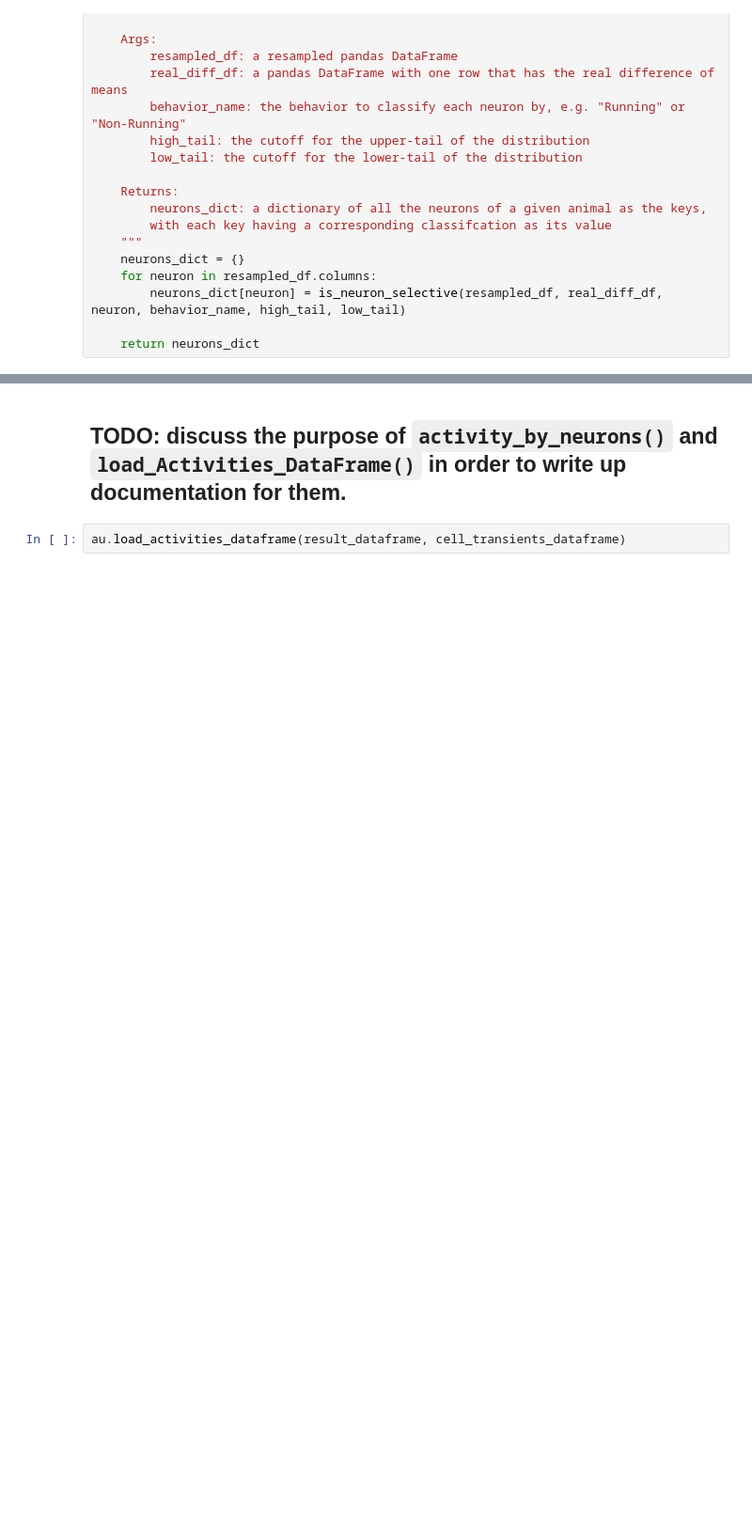
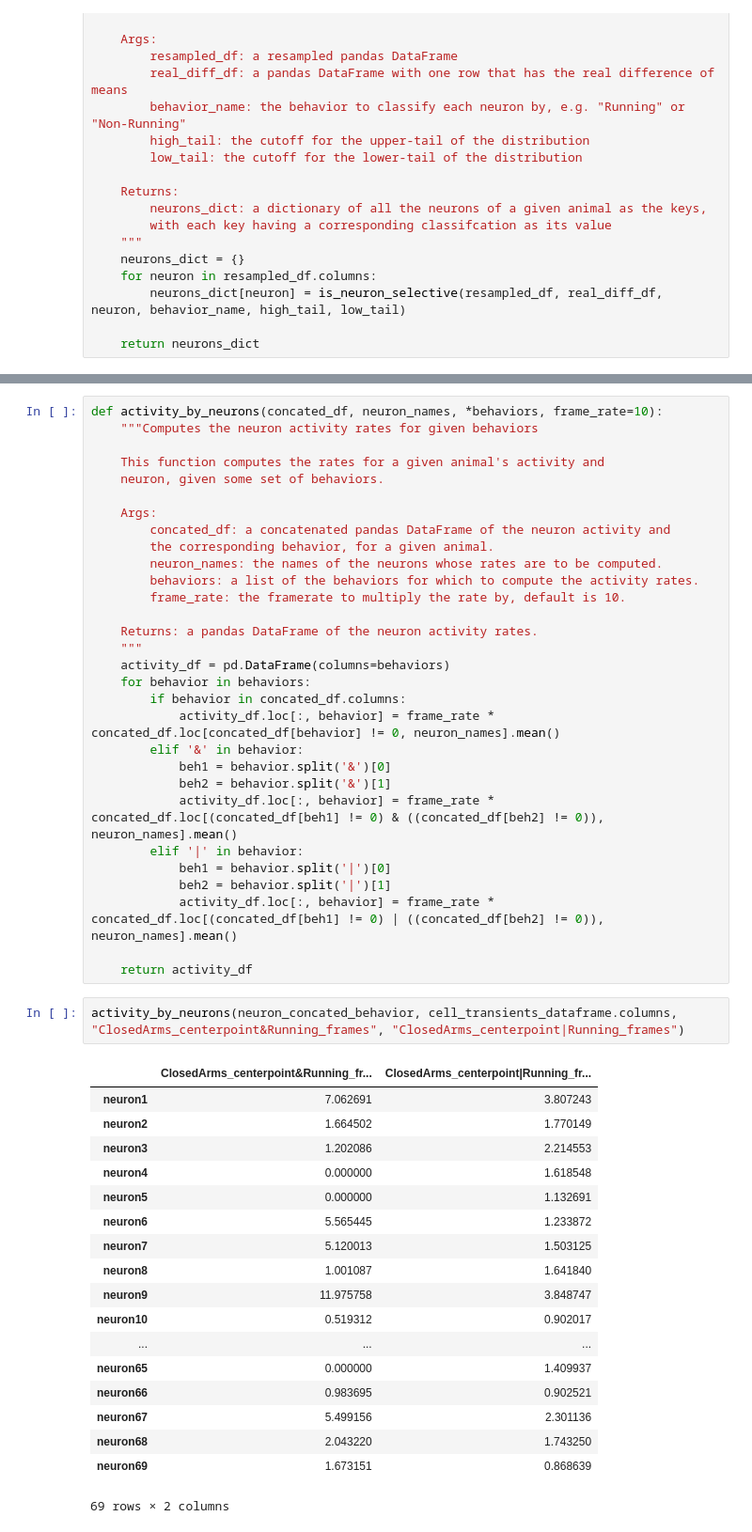
Before and after one commit to smu160/PvsNP, a Jupyter notebook: EPM_Analysis.ipynb, the cells around one changed output, grey strips where cells are left out. Shown at 94% size. Saved outputs shown, nothing was run; the diff lists cells and outputs as text; blank space fills up the shorter version.

Commit message:
Tested new activity rate function

```diff
--- a/EPM_Analysis.ipynb
+++ b/EPM_Analysis.ipynb
@@ -361,4 +317,51 @@ classify_neurons_for_beh(bootstrapped, real_diff_df, "OpenArms_centerpoint", 87.
-# %% [markdown]
-## TODO: discuss the purpose of `activity_by_neurons()` and `load_Activities_DataFrame()` in order to write up documentation for them.
-# %%
-au.load_activities_dataframe(result_dataframe, cell_transients_dataframe)
+# %%
+def activity_by_neurons(concated_df, neuron_names, *behaviors, frame_rate=10):
+    """Computes the neuron activity rates for given behaviors
+
+    This function computes the rates for a given animal's activity and
+    neuron, given some set of behaviors.
+
+    Args:
+        concated_df: a concatenated pandas DataFrame of the neuron activity and
+        the corresponding behavior, for a given animal.
+        neuron_names: the names of the neurons whose rates are to be computed.
+        behaviors: a list of the behaviors for which to compute the activity rates.
+        frame_rate: the framerate to multiply the rate by, default is 10.
+
+    Returns: a pandas DataFrame of the neuron activity rates.
+    """
+    activity_df = pd.DataFrame(columns=behaviors)
+    for behavior in behaviors:
+        if behavior in concated_df.columns:
+            activity_df.loc[:, behavior] = frame_rate * concated_df.loc[concated_df[behavior] != 0, neuron_names].mean()
+        elif '&' in behavior:
+            beh1 = behavior.split('&')[0]
+            beh2 = behavior.split('&')[1]
+            activity_df.loc[:, behavior] = frame_rate * concated_df.loc[(concated_df[beh1] != 0) & ((concated_df[beh2] != 0)), neuron_names].mean()
+        elif '|' in behavior:
+            beh1 = behavior.split('|')[0]
+            beh2 = behavior.split('|')[1]
+            activity_df.loc[:, behavior] = frame_rate * concated_df.loc[(concated_df[beh1] != 0) | ((concated_df[beh2] != 0)), neuron_names].mean()
+
+    return activity_df
+# %%
+activity_by_neurons(neuron_concated_behavior, cell_transients_dataframe.columns, "ClosedArms_centerpoint&Running_frames", "ClosedArms_centerpoint|Running_frames")
+# %% [output]
+|  | ClosedArms_centerpoint&Running_fr... | ClosedArms_centerpoint|Running_fr... |
+| neuron1 | 7.062691 | 3.807243 |
+| neuron2 | 1.664502 | 1.770149 |
+| neuron3 | 1.202086 | 2.214553 |
+| neuron4 | 0.000000 | 1.618548 |
+| neuron5 | 0.000000 | 1.132691 |
+| neuron6 | 5.565445 | 1.233872 |
+| neuron7 | 5.120013 | 1.503125 |
+| neuron8 | 1.001087 | 1.641840 |
+| neuron9 | 11.975758 | 3.848747 |
+| neuron10 | 0.519312 | 0.902017 |
+| ... | ... | ... |
+| neuron65 | 0.000000 | 1.409937 |
+| neuron66 | 0.983695 | 0.902521 |
+| neuron67 | 5.499156 | 2.301136 |
+| neuron68 | 2.043220 | 1.743250 |
+| neuron69 | 1.673151 | 0.868639 |
+69 rows × 2 columns
```
Also changed, not shown: parts of 13 cells of this notebook.
